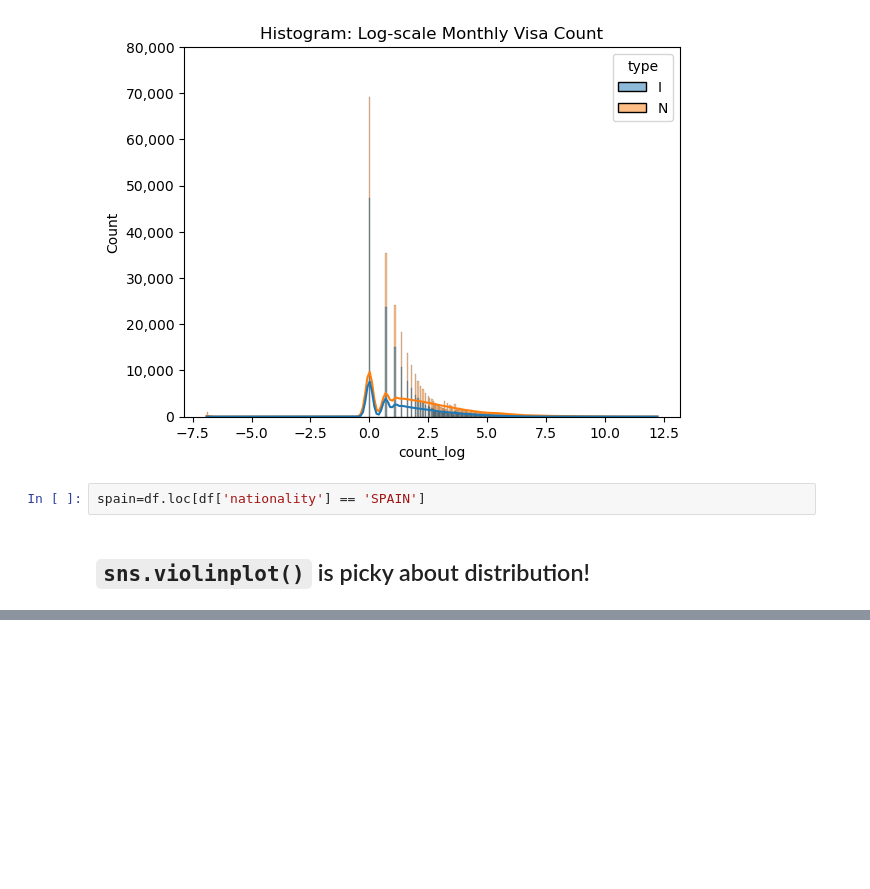
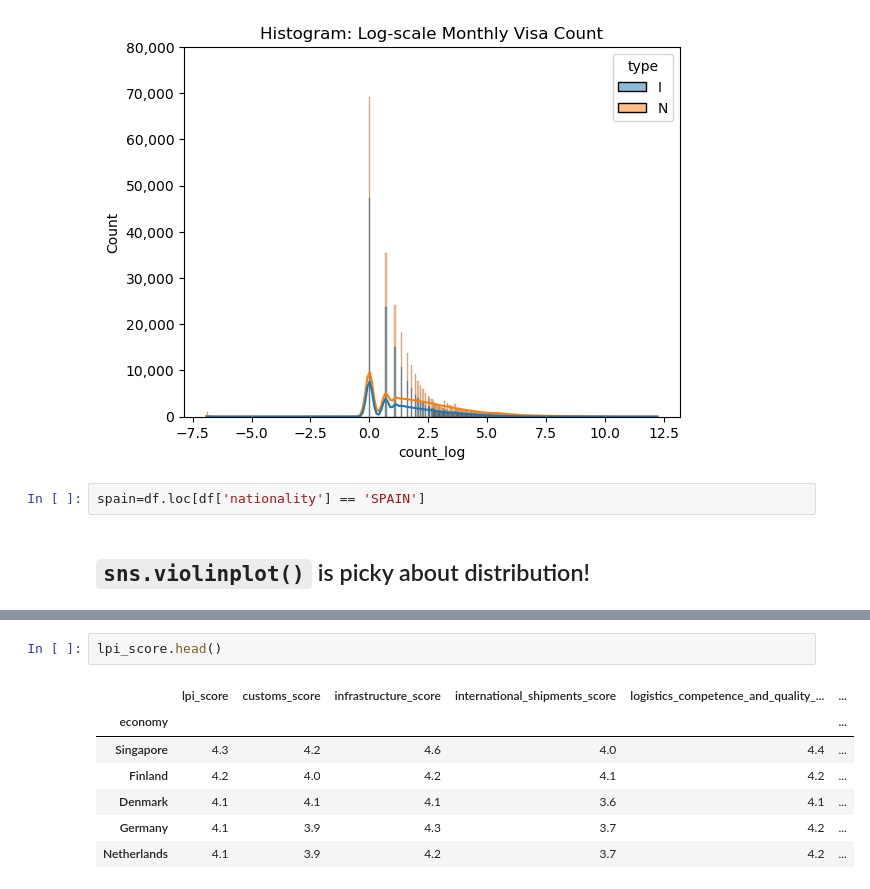
Before and after one commit to tiangenglu/data_visualization, a Jupyter notebook: 2025-04-02_useful_figures.ipynb, the cells around one changed output, grey strips where cells are left out. Saved outputs shown, nothing was run; the diff lists cells and outputs as text; blank space fills up the shorter version.

```diff
--- a/2025-04-02_useful_figures.ipynb
+++ b/2025-04-02_useful_figures.ipynb
@@ -91,0 +111,10 @@ plt.show()
+# %%
+lpi_score.head()
+# %% [output]
+|  | lpi_score | customs_score | infrastructure_score | international_shipments_score | logistics_competence_and_quality_... | ... |
+| economy |  |  |  |  |  | ... |
+| Singapore | 4.3 | 4.2 | 4.6 | 4.0 | 4.4 | ... |
+| Finland | 4.2 | 4.0 | 4.2 | 4.1 | 4.2 | ... |
+| Denmark | 4.1 | 4.1 | 4.1 | 3.6 | 4.1 | ... |
+| Germany | 4.1 | 3.9 | 4.3 | 3.7 | 4.2 | ... |
+| Netherlands | 4.1 | 3.9 | 4.2 | 3.7 | 4.2 | ... |
```
Also changed, not shown: parts of 9 cells of this notebook.
